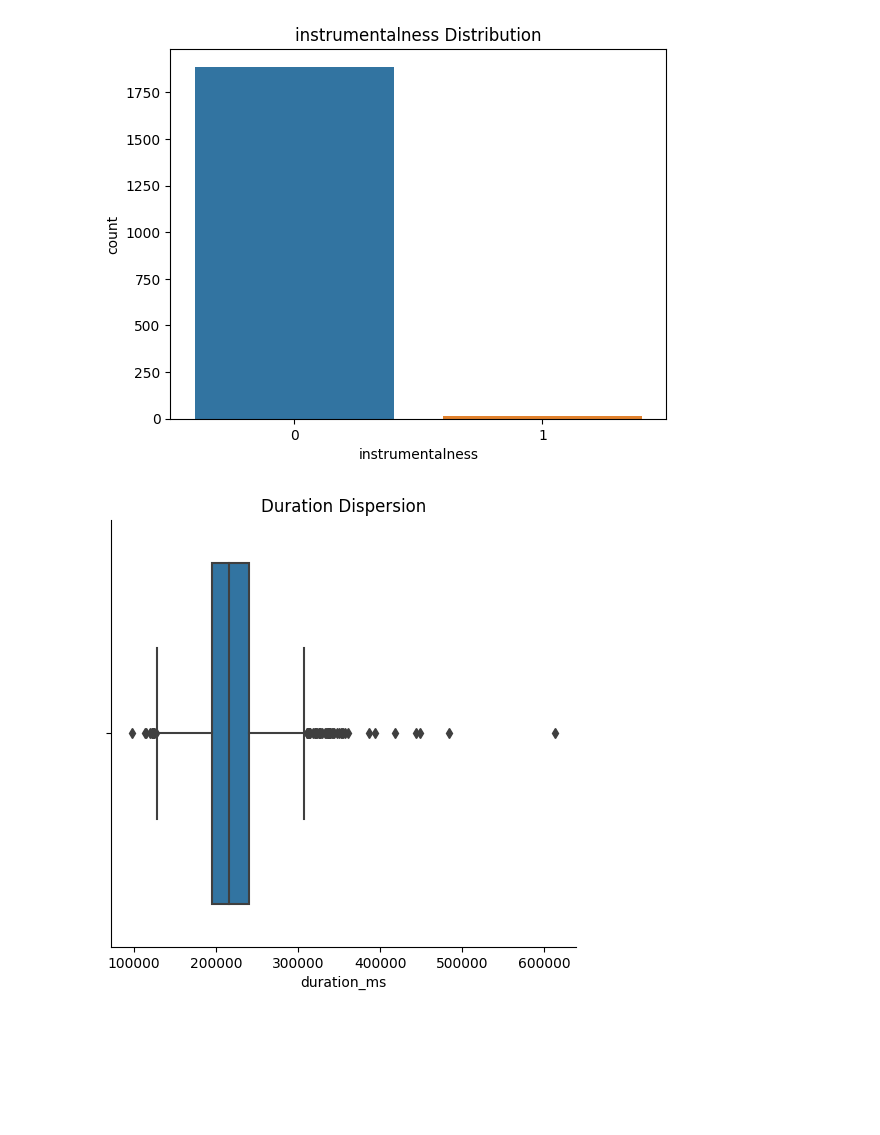
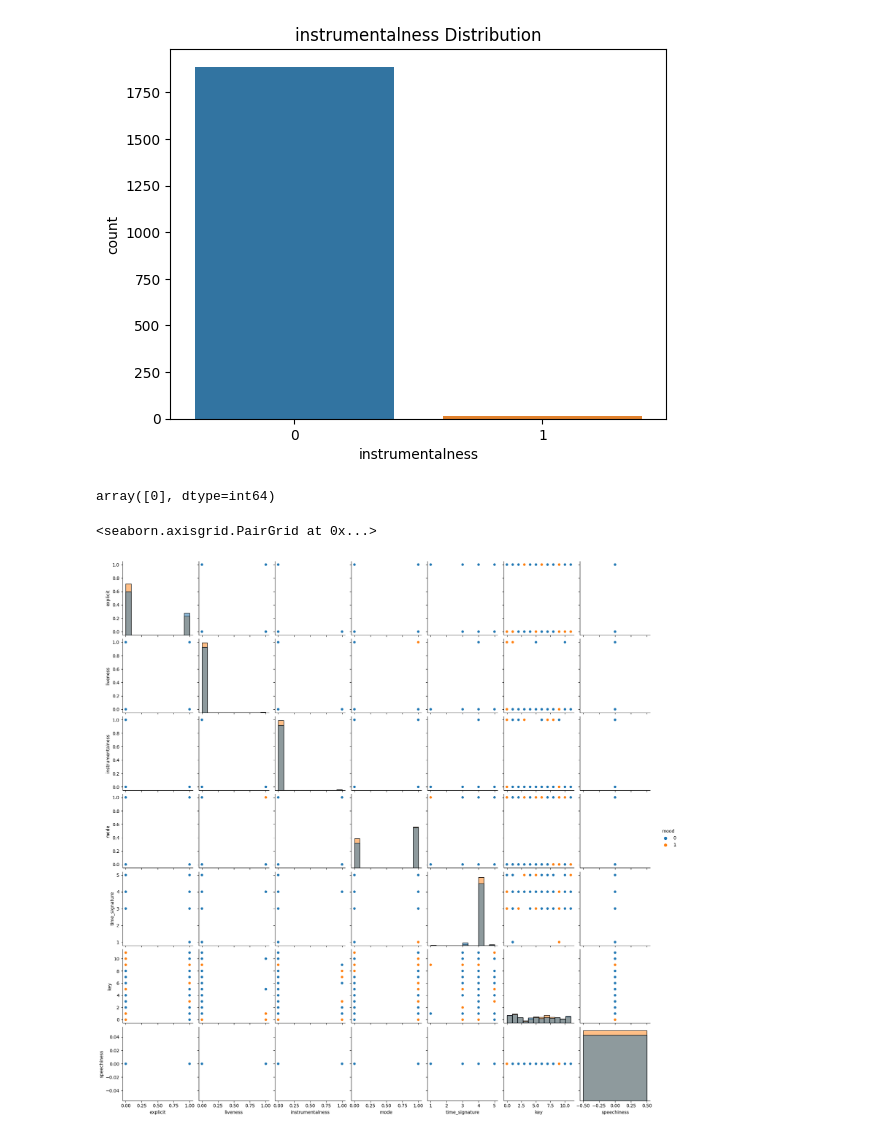
Before and after one commit to inouyewilliam/MLOps-Spotify-E2E-Project, a Jupyter notebook: Notebooks/EDA.ipynb, the cells around one changed output. Drawn from its saved outputs; the diff is of its cells as text; code cells hidden in the pictures; blank space fills up the shorter version.

```diff
--- a/Notebooks/EDA.ipynb
+++ b/Notebooks/EDA.ipynb
@@ -107,9 +227,12 @@ plt.show();
 [figure]
 [figure]
 [figure]
-# %%
-sns.catplot(data=Raw_data_df, x="duration_ms", kind='box')
-plt.title("Duration Dispersion")
-plt.show();
-# %% [output]
-[figure, removed]
+# %%
+Raw_data_df['speechiness'].unique()
+# %% [output]
+array([0], dtype=int64)
+# %%
+sns.pairplot(Raw_data_df[[ 'explicit','liveness','instrumentalness','mode','time_signature','key','speechiness','mood']], hue="mood",diag_kind="hist")
+# %% [output]
+<seaborn.axisgrid.PairGrid at 0x...>
+[figure, added]
```
Also changed, not shown: parts of 24 cells of this notebook, 5 other files.
